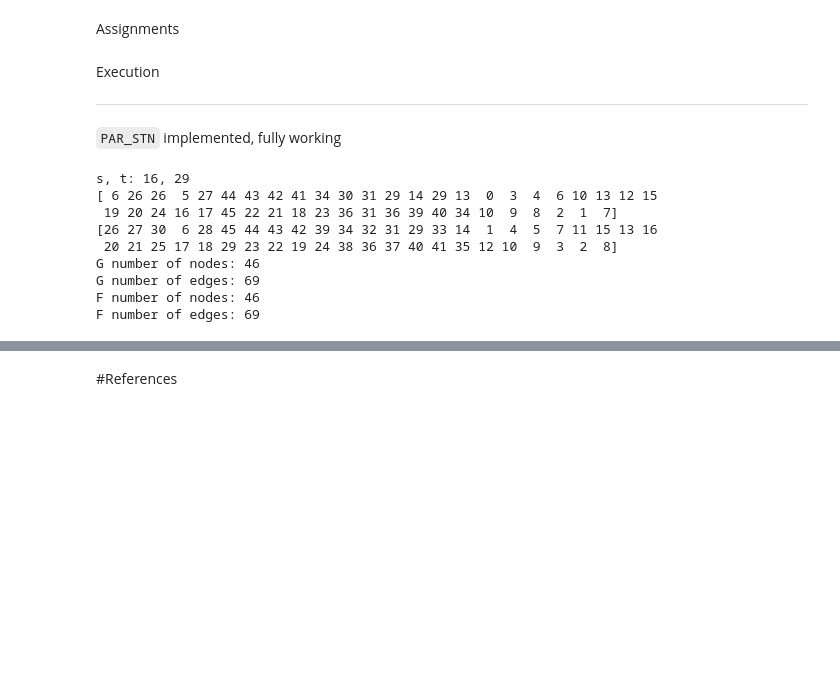
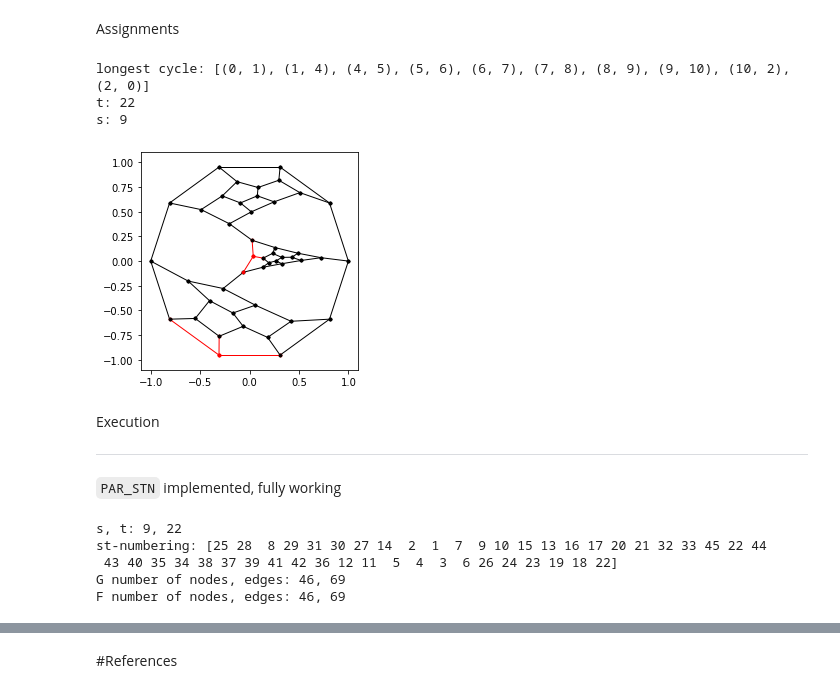
Before and after one commit to jar2333/3stGraphGen, a Jupyter notebook: 3_Connected_st_Orientations.ipynb, the cells around one changed output, grey strips where cells are left out. Cells and saved outputs as stored; diff of their text form; code cells hidden in the pictures; blank space fills up the shorter version.

Commit message:
st-orientation generation fully implemented

```diff
--- a/3_Connected_st_Orientations.ipynb
+++ b/3_Connected_st_Orientations.ipynb
@@ -25,11 +29,12 @@ def cool(i):
   return math.sqrt(math.pi / n) / ((1 + (math.pi / n) * i ** (3 / 2)))
 
 #actual algorithm, adds the coordinates to each node. We can automate the maxIteration
-def PlanarEmbed(G, max, C=C, cool=cool, source=None): #default parameters for easy use
+def PlanarEmbed(G, max, C=C, cool=cool, source=None, outerCycle=None): #default parameters for easy use
     #at the moment, random source and ignore orientation (good)
     if source == None:
         source = random.choice(list(G.nodes)) #since this finds longest path, hamiltonian graphs look uninteresting
-    outerCycle = list(cyc.find_cycle(G, source=source))
+    if outerCycle == None:
+        outerCycle = cyc.find_cycle(G, source=source)
     #get inner and outer node sets
     outerNodes = [e[0] for e in outerCycle]
     innerNodes = [v for v in G.nodes if not v in outerNodes]
@@ -66,15 +71,18 @@ def PlanarEmbed(G, max, C=C, cool=cool, source=None): #default parameters for ea
                 displacement = (min([d, cool(i)]) / d)
                 G.nodes[v]["position"] += displacement * F
 
-def PlotGraph(G):
+def PlotGraph(G, s=None, t=None):
     for e in G.edges:
+        color = "black"
         u = e[0]
         v = e[1]
+        if (u == s or v == s or u == t or v == t):
+            color = "red"
         pos1 = G.nodes[u]["position"]
         pos2 = G.nodes[v]["position"]
         x1, x2 = pos1[0], pos2[0]
         y1, y2 = pos1[1], pos2[1]
-        plt.plot([x1, x2], [y1, y2], 'go-', markersize=2.7, linewidth=1)
+        plt.plot([x1, x2], [y1, y2], 'go-', color=color, markersize=2.7, linewidth=1)
     plt.xlim(-1.1, 1.1)
     plt.ylim(-1.1, 1.1)
     plt.gca().set_aspect('equal', adjustable='box')
@@ -258,10 +265,39 @@ s, t = random.sample(list(G.nodes), 2) #choose sink more intelligently (accounti
+# %%
+#find the biggest cycle in G
+all_loops = [list(nx.find_cycle(G, source=v)) for v in G.nodes]
+
+a = sorted(all_loops, key = lambda s: len(s))
+longest_cycle = a[-1]
+print(f"longest cycle: {longest_cycle}")
+
+#find node nearest to center of embedding
+PlanarEmbed(G, 256, source=0, outerCycle=longest_cycle)
+coordinates = [(v, G.nodes[v]["position"]) for v in G.nodes]
+
+b = sorted(coordinates, key = lambda c: np.linalg.norm(c[1]))
+closest_to_origin = b[0][0]
+
+#make this node t
+t = closest_to_origin
+print(f"t: {t}")
+
+#select a node farthest from t in longest cycle to be s.
+s = random.choice(longest_cycle)[0] #change this random sampling
+print(f"s: {s}")
+
+PlotGraph(G, s=s, t=t)
+# %% [output]
+longest cycle: [(0, 1), (1, 4), (4, 5), (5, 6), (6, 7), (7, 8), (8, 9), (9, 10), (10, 2), (2, 0)]
+t: 22
+s: 9
+[figure, added]
 # %% [markdown]
 Execution
 
 ---
 `PAR_STN` implemented, fully working
 # %%
-#execution
+#Execution: create st-orientation of G
 Q = {s}
 m = np.full(G.number_of_nodes(), 0, dtype=int)
 f = np.full(G.number_of_nodes(), 0, dtype=int)
@@ -269,26 +305,18 @@ j = 0
 F = nx.DiGraph()
 
 G1 = G.copy()
-PAR_STN(G1, s, 0.5)
+PAR_STN(G1, s, 0.5) #change the parameter p here
 
 print(f"s, t: {s}, {t}")
-print(m)
-print(f)
-print(f"G number of nodes: {G.number_of_nodes()}")
-print(f"G number of edges: {G.number_of_edges()}")
-print(f"F number of nodes: {F.number_of_nodes()}")
-print(f"F number of edges: {F.number_of_edges()}")
-#nx.draw_networkx(F, arrows=True)
+print(f"st-numbering: {f}")
+print(f"G number of nodes, edges: {G.number_of_nodes()}, {G.number_of_edges()}")
+print(f"F number of nodes, edges: {F.number_of_nodes()}, {F.number_of_edges()}")
 # %% [output]
-s, t: 16, 29
-[ 6 26 26  5 27 44 43 42 41 34 30 31 29 14 29 13  0  3  4  6 10 13 12 15
- 19 20 24 16 17 45 22 21 18 23 36 31 36 39 40 34 10  9  8  2  1  7]
-[26 27 30  6 28 45 44 43 42 39 34 32 31 29 33 14  1  4  5  7 11 15 13 16
- 20 21 25 17 18 29 23 22 19 24 38 36 37 40 41 35 12 10  9  3  2  8]
-G number of nodes: 46
-G number of edges: 69
-F number of nodes: 46
-F number of edges: 69
+s, t: 9, 22
+st-numbering: [25 28  8 29 31 30 27 14  2  1  7  9 10 15 13 16 17 20 21 32 33 45 22 44
+ 43 40 35 34 38 37 39 41 42 36 12 11  5  4  3  6 26 24 23 19 18 22]
+G number of nodes, edges: 46, 69
+F number of nodes, edges: 46, 69
 # %% [markdown]
 Visualization
 
```
Also changed, not shown: parts of 7 cells of this notebook.
